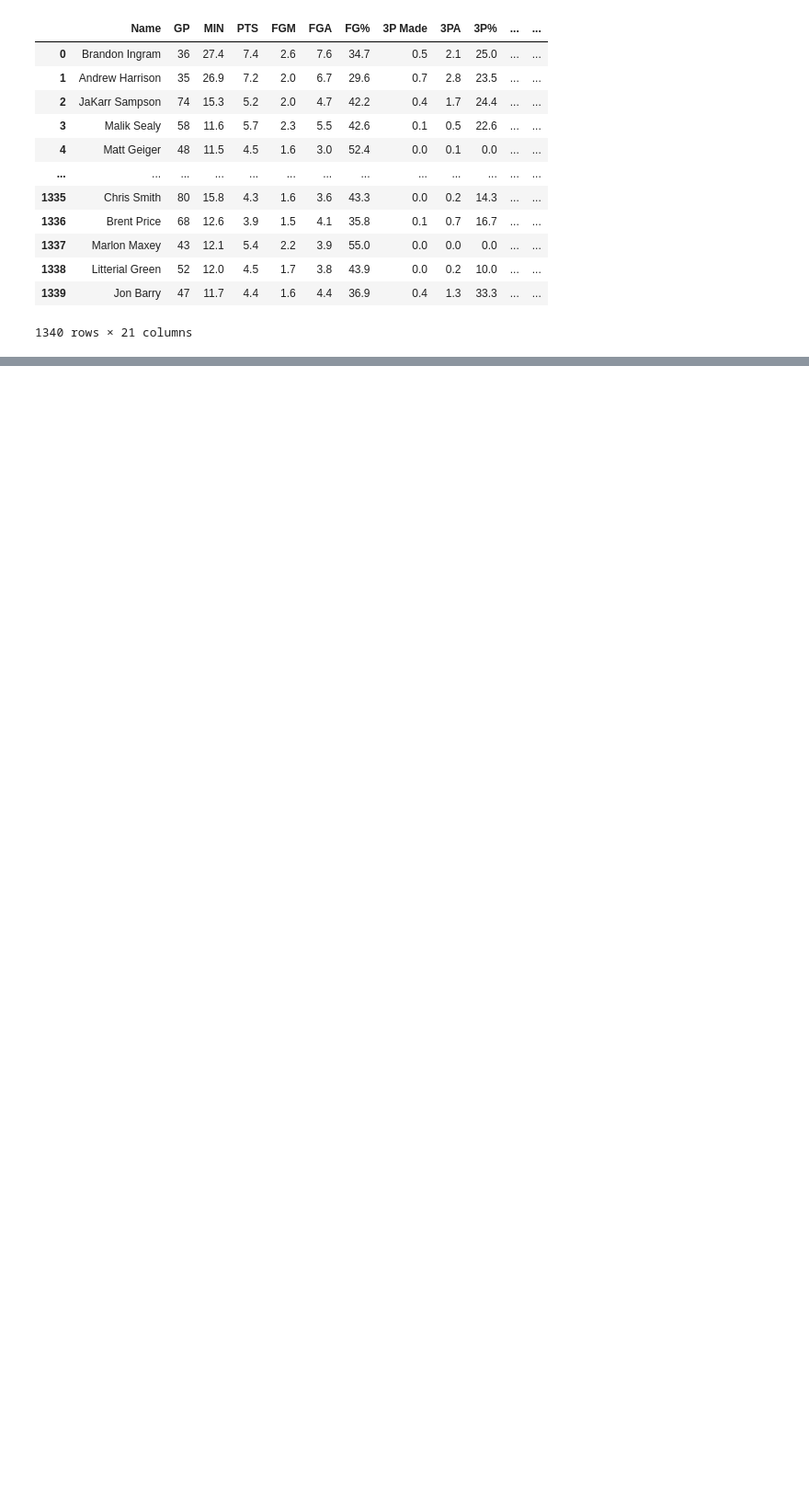
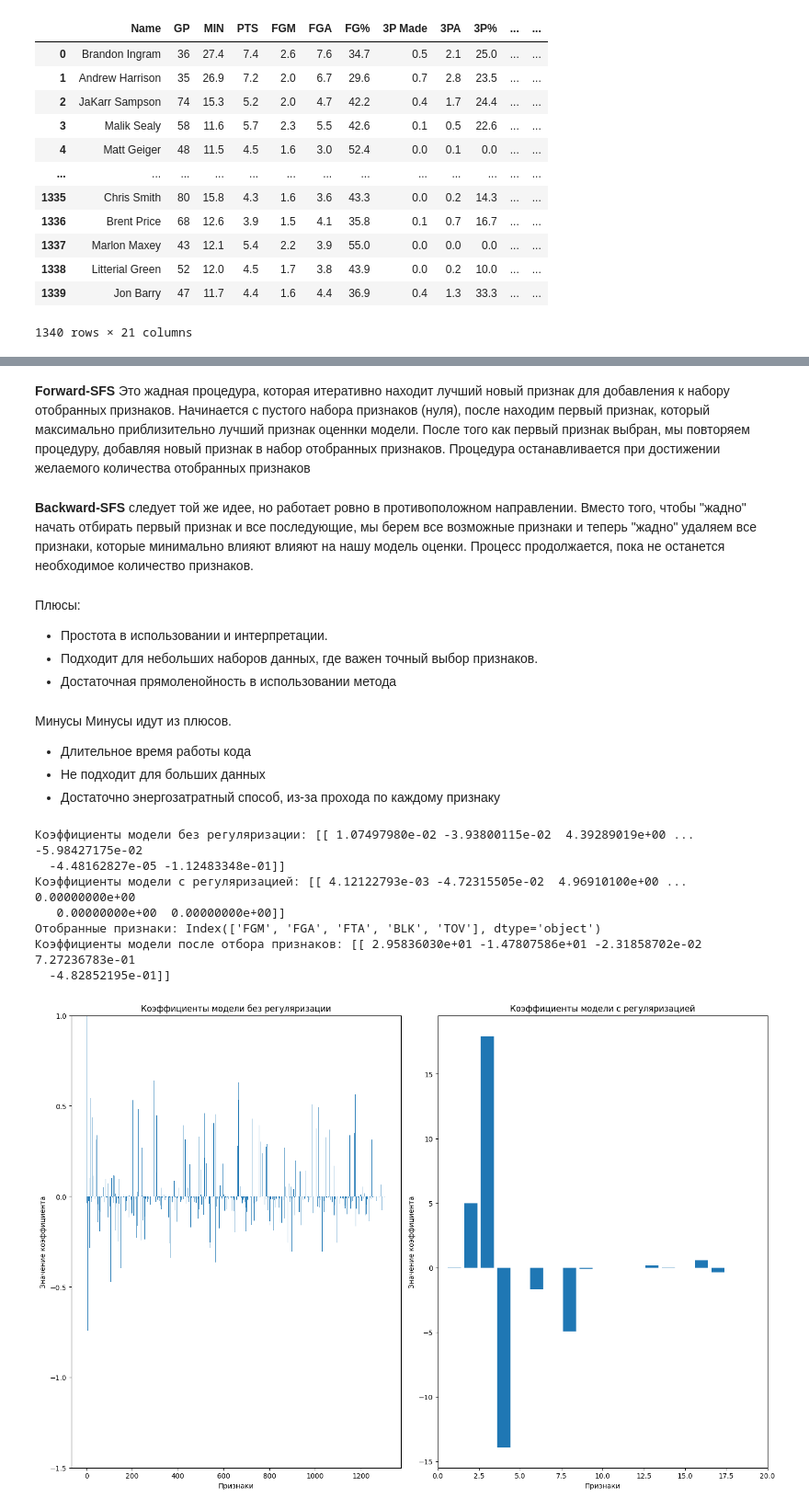
Before and after one commit to ramzesssina/ML---labi, a Jupyter notebook: Лабораторная_работа_2.ipynb, the cells around one changed output, grey strips where cells are left out. Shown at 92% size. Saved outputs shown, nothing was run; the diff lists cells and outputs as text; code cells hidden in the pictures; blank space fills up the shorter version.

```diff
--- a/Лабораторная_работа_2.ipynb
+++ b/Лабораторная_работа_2.ipynb
@@ -660,0 +516,76 @@ plt.show()
+# %% [markdown]
+**Forward-SFS**
+Это жадная процедура, которая итеративно находит лучший новый признак для добавления к набору отобранных признаков. Начинается с пустого набора признаков (нуля), после находим первый признак, который максимально приблизительно лучший признак оценнки модели. После того как первый признак выбран, мы повторяем процедуру, добавляя новый признак в набор отобранных признаков. Процедура останавливается при достижении желаемого количества отобранных признаков
+# %% [markdown]
+**Backward-SFS** следует той же идее, но работает ровно в противоположном направлении. Вместо того, чтобы "жадно" начать отбирать первый признак и все последующие, мы берем все возможные признаки и теперь "жадно" удаляем все признаки, которые минимально влияют влияют на нашу модель оценки. Процесс продолжается, пока не останется необходимое количество признаков.
+# %% [markdown]
+Плюсы:
+* Простота в использовании и интерпретации.
+* Подходит для небольших наборов данных, где важен точный выбор признаков.
+* Достаточная прямоленойность в использовании метода
+# %% [markdown]
+Минусы
+Минусы идут из плюсов.
+* Длительное время работы кода
+* Не подходит для больших данных
+* Достаточно энергозатратный способ, из-за прохода по каждому признаку
+# %%
+from sklearn.linear_model import LogisticRegression
+from sklearn.feature_selection import SequentialFeatureSelector
+import numpy as np
+import matplotlib.pyplot as plt
+
+model_no_penalty1 = LogisticRegression(solver='lbfgs', max_iter=1000)
+model_no_penalty1.fit(X_processed, Y)
+
+coefficients_no_penalty = model_no_penalty1.coef_
+print("Коэффициенты модели без регуляризации:", coefficients_no_penalty)
+
+model_with_penalty = LogisticRegression(penalty='l1', solver='liblinear', max_iter=1000)
+
+model_with_penalty.fit(X_processed, Y)
+
+coefficients_with_penalty = model_with_penalty.coef_
+print("Коэффициенты модели с регуляризацией:", coefficients_with_penalty)
+
+selector = SequentialFeatureSelector(model_with_penalty, n_features_to_select =5, direction='forward')
+selector.fit(X_processed, Y)
+X_embedded = selector.transform(X_processed)
+
+selected_features = X_processed.columns[selector.get_support()]
+print("Отобранные признаки:", selected_features)
+
+model_embedded = LogisticRegression(penalty='l1', solver='liblinear', max_iter=1000)
+model_embedded.fit(X_embedded, Y)
+
+coefficients_embedded = model_embedded.coef_
+print("Коэффициенты модели после отбора признаков:", coefficients_embedded)
+
+plt.figure(figsize=(15, 10))
+
+plt.subplot(1, 2, 1)
+plt.bar(range(len(coefficients_no_penalty[0])), coefficients_no_penalty[0])
+plt.title("Коэффициенты модели без регуляризации")
+plt.ylim(-1.5,1)
+plt.xlabel("Признаки")
+plt.ylabel("Значение коэффициента")
+
+plt.subplot(1, 2, 2)
+plt.bar(range(len(coefficients_with_penalty[0])), coefficients_with_penalty[0])
+plt.title("Коэффициенты модели с регуляризацией")
+plt.xlim(0,20)
+plt.xlabel("Признаки")
+plt.ylabel("Значение коэффициента")
+
+
+plt.tight_layout()
+plt.show()
+# %% [output]
+Коэффициенты модели без регуляризации: [[ 1.07497980e-02 -3.93800115e-02  4.39289019e+00 ... -5.98427175e-02
+  -4.48162827e-05 -1.12483348e-01]]
+Коэффициенты модели с регуляризацией: [[ 4.12122793e-03 -4.72315505e-02  4.96910100e+00 ...  0.00000000e+00
+   0.00000000e+00  0.00000000e+00]]
+Отобранные признаки: Index(['FGM', 'FGA', 'FTA', 'BLK', 'TOV'], dtype='object')
+Коэффициенты модели после отбора признаков: [[ 2.95836030e+01 -1.47807586e+01 -2.31858702e-02  7.27236783e-01
+  -4.82852195e-01]]
+[figure, added]
```
Also changed, not shown: parts of 130 cells of this notebook.
